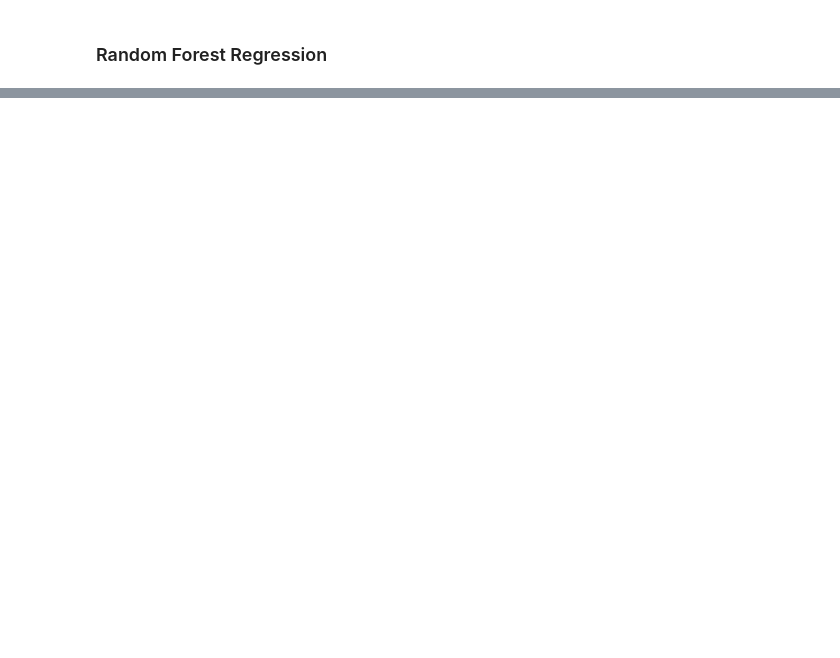
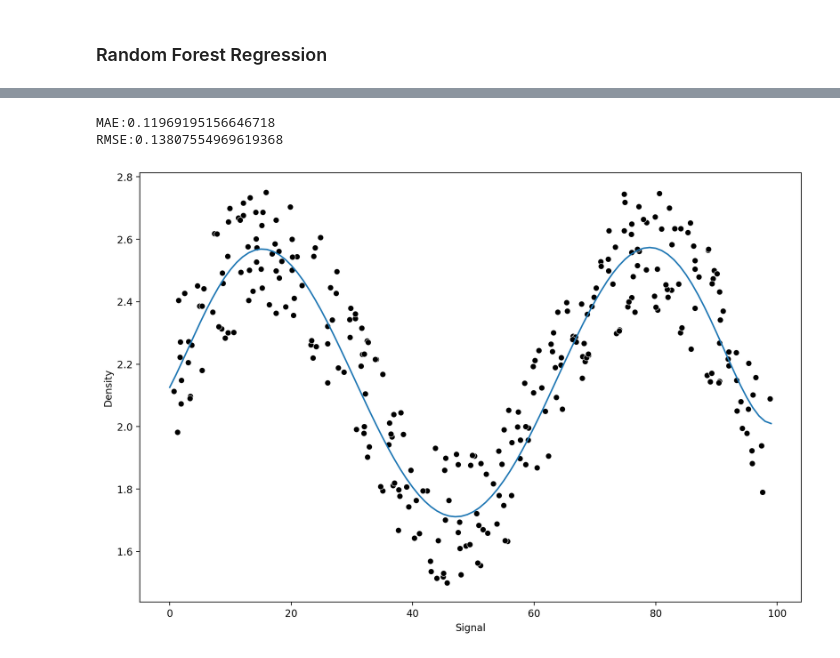
Before and after one commit to Burcusenol/Machine-Learning-Algorithms, a Jupyter notebook: Random Forests/Random Forests.ipynb, the cells around one changed output, grey strips where cells are left out. Saved outputs shown, nothing was run; the diff lists cells and outputs as text; code cells hidden in the pictures; blank space fills up the shorter version.

```diff
--- a/Random Forests/Random Forests.ipynb
+++ b/Random Forests/Random Forests.ipynb
@@ -196,0 +263,24 @@ plt.plot(range(1,200),misclassifications)
+# %%
+## Polynomial Regression
+
+def run_model(model,X_train,y_train,X_test,y_test):
+
+    #FIT MODEL TRAINING
+    model.fit(X_train,y_train)
+
+    #GET METRICS
+    pred=model.predict(X_test)
+    mae=mean_absolute_error(y_test,pred)
+    rmse=np.sqrt(mean_squared_error(y_test,pred))
+    print(f"MAE:{mae}")
+    print(f"RMSE:{rmse}")
+
+    #PLOT RESULTS MODEL SIGNAL RANGE
+    signal_range=np.arange(0,100)
+    signal_pred=model.predict(signal_range.reshape(-1,1))
+
+    plt.figure(figsize=(12,8),dpi=200)
+    sns.scatterplot(x="Signal",y="Density",data=df,color="black")
+
+
+    plt.plot(signal_range,signal_pred)
@@ -196,0 +290,8 @@ plt.plot(range(1,200),misclassifications)
+# %%
+pipe=make_pipeline(PolynomialFeatures(degree=6),LinearRegression())
+# %%
+run_model(pipe,X_train,y_train,X_test,y_test)
+# %% [output]
+MAE:0.11969195156646718
+RMSE:0.13807554969619368
+[figure, added]
```
Also changed, not shown: parts of 38 cells of this notebook, 2 other files.
